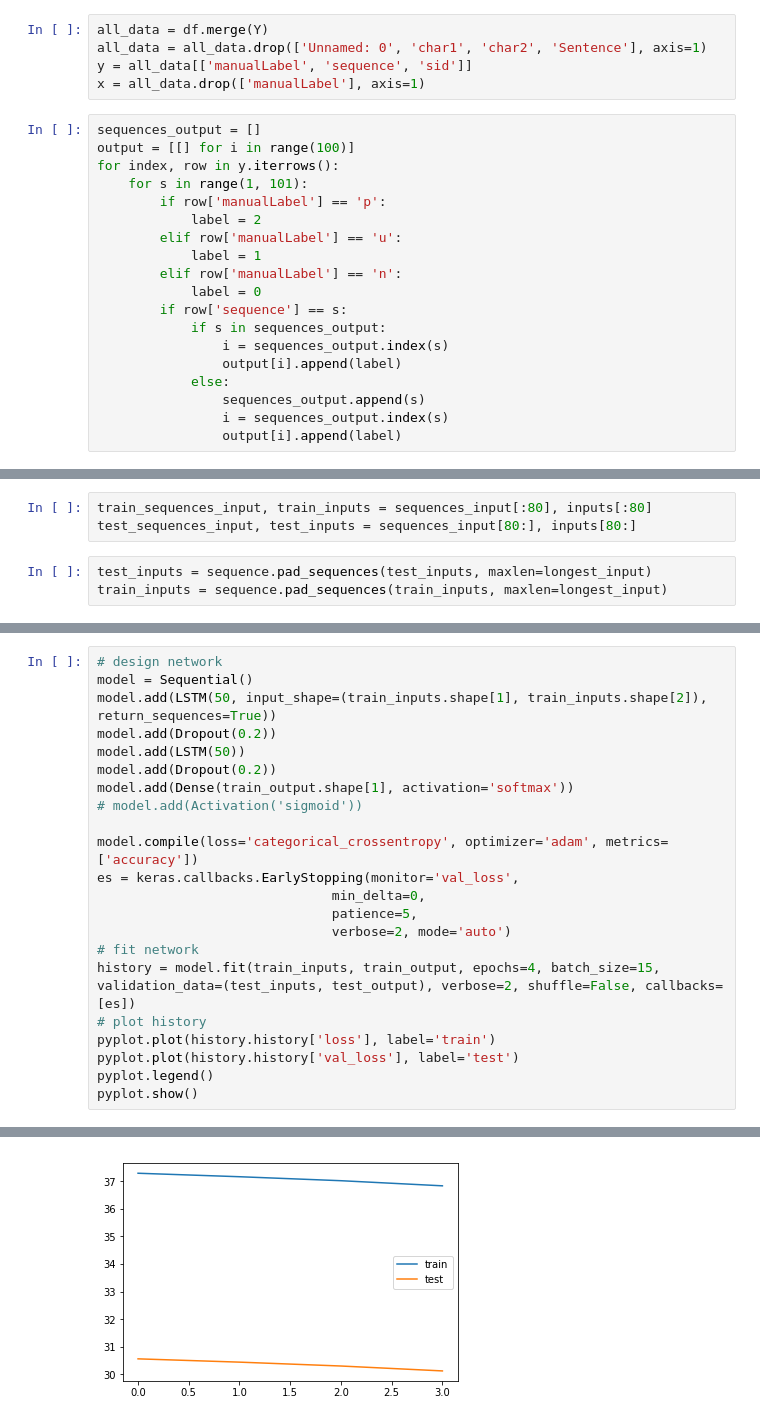
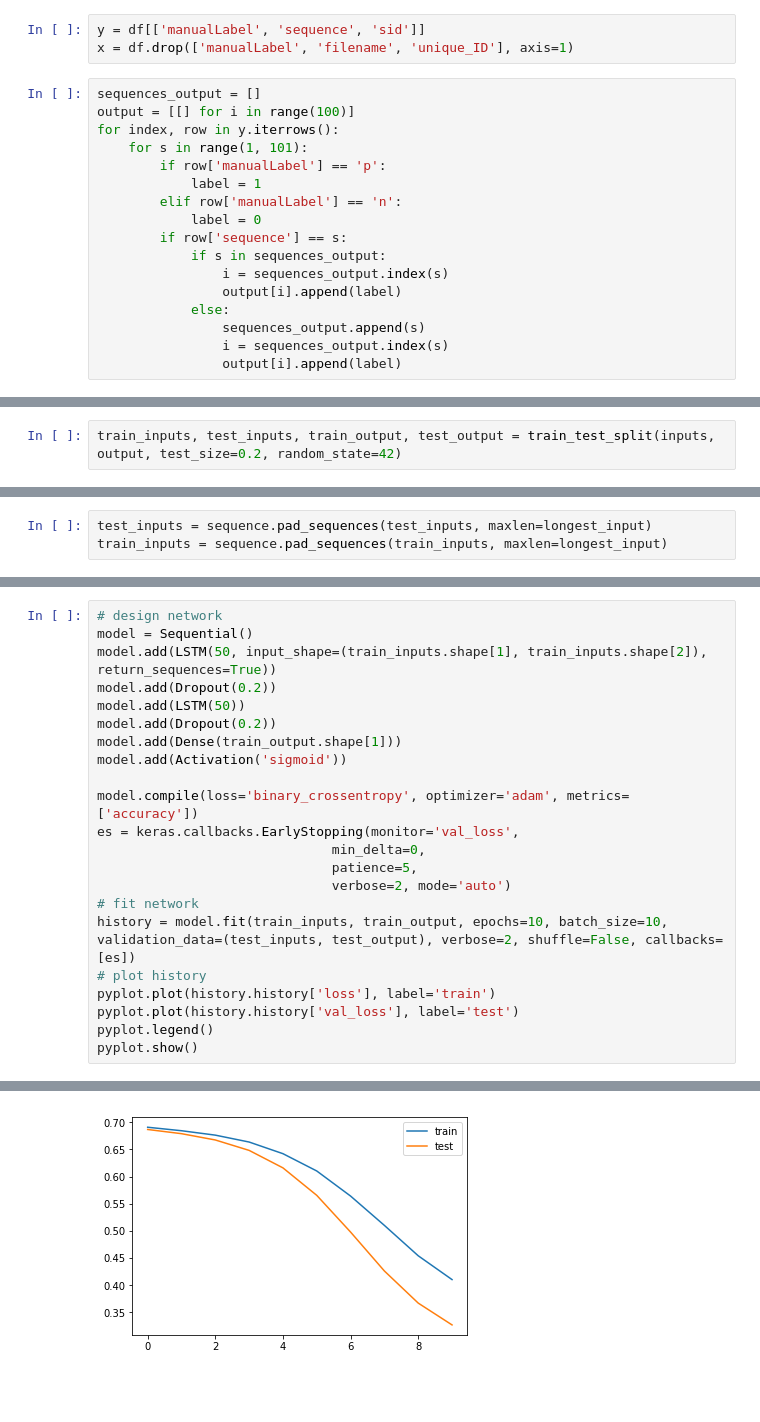
Before and after one commit to hayleefay/Very-Fun-Characters, a Jupyter notebook: LSTM.ipynb, the cells around one changed output, grey strips where cells are left out. Drawn from its saved outputs; the diff is of its cells as text; blank space fills up the shorter version.

```diff
--- a/LSTM.ipynb
+++ b/LSTM.ipynb
@@ -16,16 +26,12 @@ Y = pd.read_csv("all_our_annotations.csv", sep=":::")
 # %%
-all_data = df.merge(Y)
-all_data = all_data.drop(['Unnamed: 0', 'char1', 'char2', 'Sentence'], axis=1)
-y = all_data[['manualLabel', 'sequence', 'sid']]
-x = all_data.drop(['manualLabel'], axis=1)
+y = df[['manualLabel', 'sequence', 'sid']]
+x = df.drop(['manualLabel', 'filename', 'unique_ID'], axis=1)
 # %%
 sequences_output = []
 output = [[] for i in range(100)]
 for index, row in y.iterrows():
     for s in range(1, 101):
         if row['manualLabel'] == 'p':
-            label = 2
-        elif row['manualLabel'] == 'u':
             label = 1
         elif row['manualLabel'] == 'n':
             label = 0
@@ -64,3 +67,5 @@ test_sequences_output, test_output = sequences_output[80:], output[80:]
+# %%
+train_inputs, test_inputs, train_output, test_output = train_test_split(inputs, output, test_size=0.2, random_state=42)
 # %%
 test_output = sequence.pad_sequences(test_output, maxlen=longest_output)
 train_output = sequence.pad_sequences(train_output, maxlen=longest_output)
@@ -113,6 +100,3 @@ print(inputs[:5])
-# %%
-train_sequences_input, train_inputs = sequences_input[:80], inputs[:80]
-test_sequences_input, test_inputs = sequences_input[80:], inputs[80:]
 # %%
 test_inputs = sequence.pad_sequences(test_inputs, maxlen=longest_input)
 train_inputs = sequence.pad_sequences(train_inputs, maxlen=longest_input)
@@ -132,16 +116,16 @@ model.add(LSTM(50, input_shape=(train_inputs.shape[1], train_inputs.shape[2]), r
 model.add(Dropout(0.2))
 model.add(LSTM(50))
 model.add(Dropout(0.2))
-model.add(Dense(train_output.shape[1], activation='softmax'))
-# model.add(Activation('sigmoid'))
+model.add(Dense(train_output.shape[1]))
+model.add(Activation('sigmoid'))
 
-model.compile(loss='categorical_crossentropy', optimizer='adam', metrics=['accuracy'])
+model.compile(loss='binary_crossentropy', optimizer='adam', metrics=['accuracy'])
 es = keras.callbacks.EarlyStopping(monitor='val_loss',
                               min_delta=0,
                               patience=5,
                               verbose=2, mode='auto')
 # fit network
-history = model.fit(train_inputs, train_output, epochs=4, batch_size=15, validation_data=(test_inputs, test_output), verbose=2, shuffle=False, callbacks=[es])
+history = model.fit(train_inputs, train_output, epochs=10, batch_size=10, validation_data=(test_inputs, test_output), verbose=2, shuffle=False, callbacks=[es])
 # plot history
 pyplot.plot(history.history['loss'], label='train')
 pyplot.plot(history.history['val_loss'], label='test')
@@ -160 +152 @@ Epoch 4/4
-[figure, old version]
+[figure, new version]
```
Also changed, not shown: parts of 22 cells of this notebook, 3 other files.
